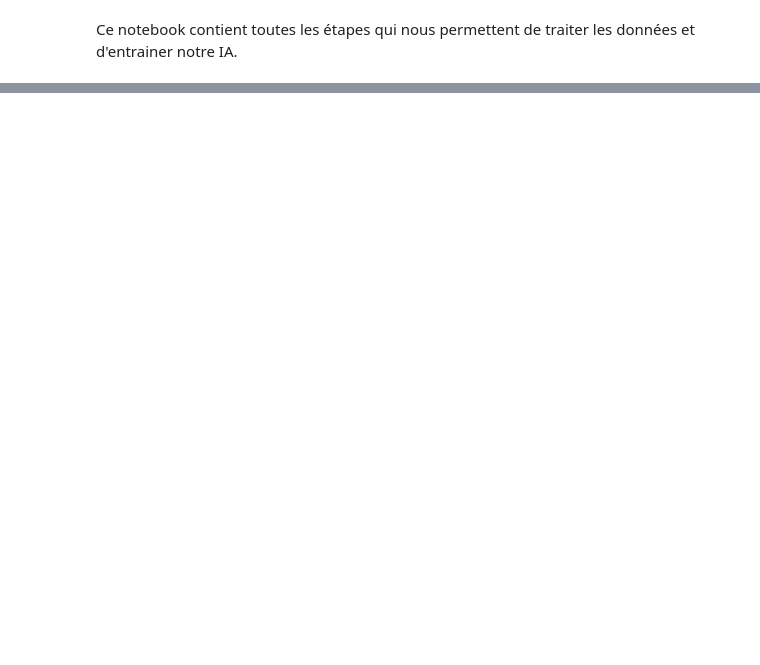
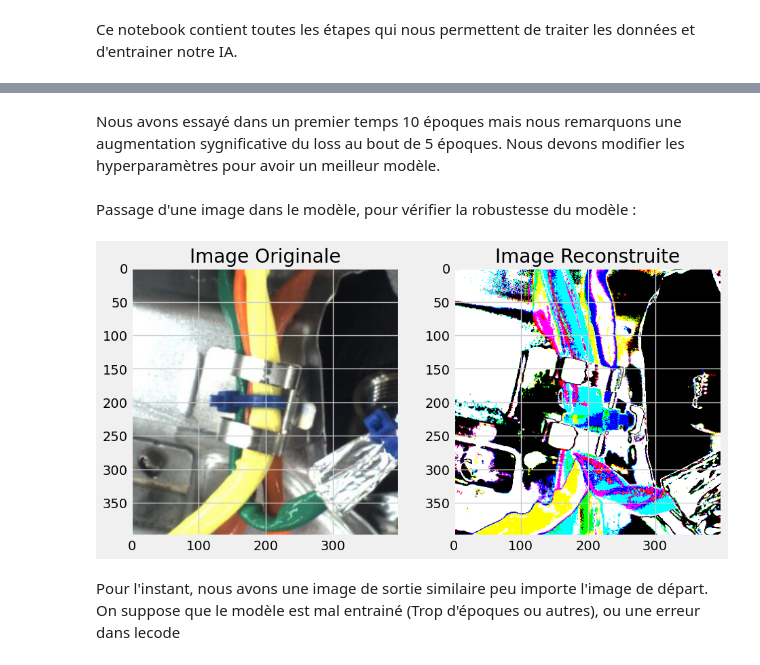
Before and after one commit to Rulienn/Detection-d-anomalie, a Jupyter notebook: JulienNoteBook.ipynb, the cells around one changed output, grey strips where cells are left out. Cells and saved outputs as stored; diff of their text form; code cells hidden in the pictures; blank space fills up the shorter version.

```diff
--- a/JulienNoteBook.ipynb
+++ b/JulienNoteBook.ipynb
@@ -48,0 +167,33 @@ plotimage(images,3)
+# %% [markdown]
+Nous avons essayé dans un premier temps 10 époques mais nous remarquons une augmentation sygnificative du loss au bout de 5 époques. Nous devons modifier les hyperparamètres pour avoir un meilleur modèle.
+# %% [markdown]
+Passage d'une image dans le modèle, pour vérifier la robustesse du modèle :
+# %%
+# Convertir l'image en tenseur
+number = 1
+
+image_tensor = torch.tensor(images[number, :], dtype=torch.float32).view(1, -1)
+
+# Passer l'image à travers le modèle pour obtenir la reconstruction
+model.eval()  # Passer le modèle en mode évaluation
+with torch.no_grad():
+    reconstructed_image = model(image_tensor)
+
+# Remettre en forme et afficher l'image originale et la reconstruction
+original_image = images[number, :].reshape(400, 400, 3)
+reconstructed_image = reconstructed_image.view(400, 400, 3).numpy()
+
+plt.figure(figsize=(10, 5))
+plt.subplot(1, 2, 1)
+plt.title('Image Originale')
+plt.imshow(original_image)
+
+plt.subplot(1, 2, 2)
+plt.title('Image Reconstruite')
+plt.imshow(reconstructed_image)
+
+plt.show()
+# %% [output]
+[figure, added]
+# %% [markdown]
+Pour l'instant, nous avons une image de sortie similaire peu importe l'image de départ. On suppose que le modèle est mal entrainé (Trop d'époques ou autres), ou une erreur dans lecode
```
Also changed, not shown: parts of 13 cells of this notebook.
